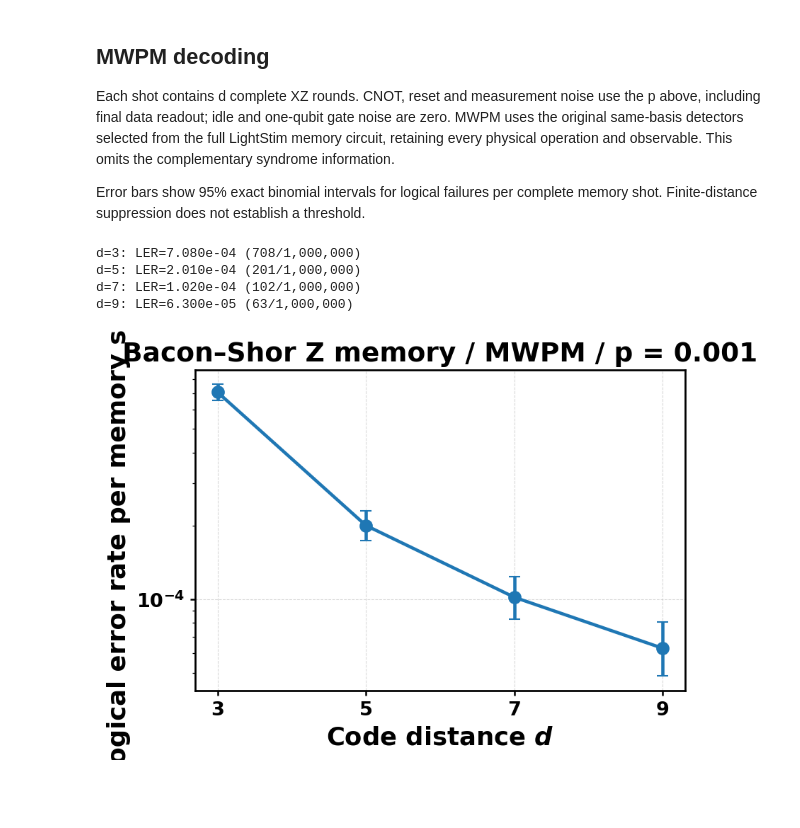
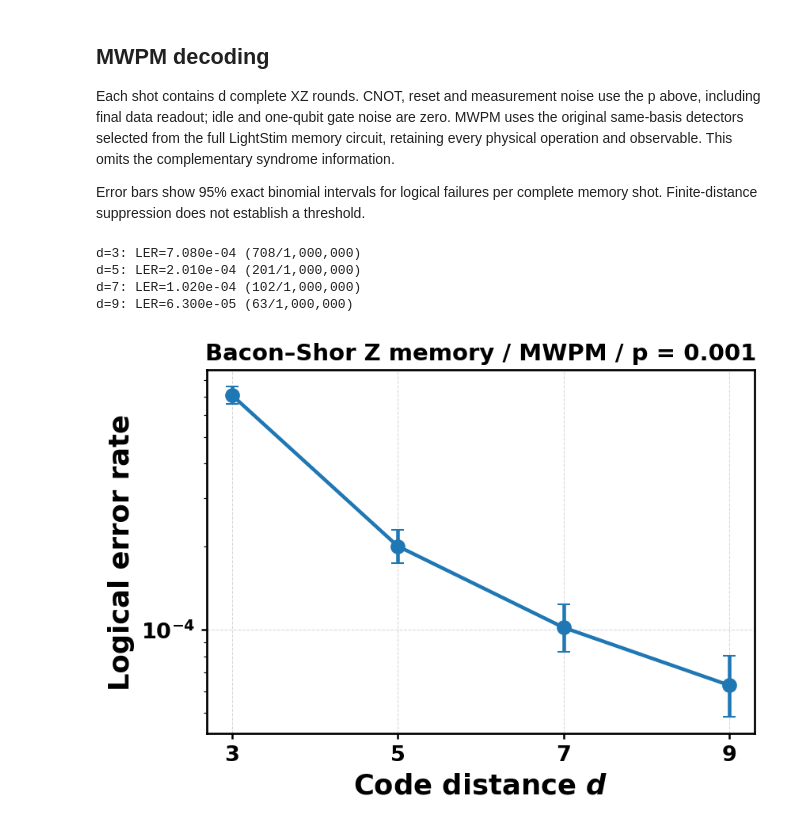
Before and after one commit to QuTone/LightStim, a Jupyter notebook: notebooks/Memory/memory_bacon_shor.ipynb, the cells around one changed output. Drawn from its saved outputs; the diff is of its cells as text; code cells hidden in the pictures; blank space fills up the shorter version.

Commit message:
Keep the Bacon-Shor notebook plot labels within the figure

```diff
--- a/notebooks/Memory/memory_bacon_shor.ipynb
+++ b/notebooks/Memory/memory_bacon_shor.ipynb
@@ -94,33 +94,33 @@ for distance in distances:
         basis=basis, rounds=distance, se_circuit="dedicated",
         p_idle=noise_params.p_idle, p_1q=noise_params.p_1q,
         detector_basis=basis,
     )
     stats = pipeline.run(noisy_circuit)
     errors, total = stats.errors, stats.shots
     logical_error_rates.append(stats.logical_error_rate)
     intervals.append((
         beta.ppf(0.025, errors, total - errors + 1) if errors else 0,
         beta.ppf(0.975, errors + 1, total - errors) if errors < total else 1,
     ))
     print(f"d={distance}: LER={stats.logical_error_rate:.3e} ({errors}/{total:,})")
 
 apply_paper_style()
 rates = np.array(logical_error_rates)
 bounds = np.array(intervals)
 fig, ax = plt.subplots(figsize=(5.6, 4.0))
 ax.errorbar(distances, rates, yerr=[rates - bounds[:, 0], bounds[:, 1] - rates],
             fmt="o-", capsize=4)
 ax.set_yscale("log")
 ax.set_xticks(distances)
 ax.set_xlabel("Code distance $d$")
-ax.set_ylabel("Logical error rate per memory shot")
-ax.set_title(f"Bacon–Shor {basis} memory / MWPM / p = {p:g}")
+ax.set_ylabel("Logical error rate")
+ax.set_title(f"Bacon–Shor {basis} memory / MWPM / p = {p:g}", fontsize=14)
 bold_ticks(ax)
 fig.tight_layout(pad=0.4)
 plt.show()
 # %% [output]
 d=3: LER=7.080e-04 (708/1,000,000)
 d=5: LER=2.010e-04 (201/1,000,000)
 d=7: LER=1.020e-04 (102/1,000,000)
 d=9: LER=6.300e-05 (63/1,000,000)
-[figure, old version]
+[figure, new version]
```
